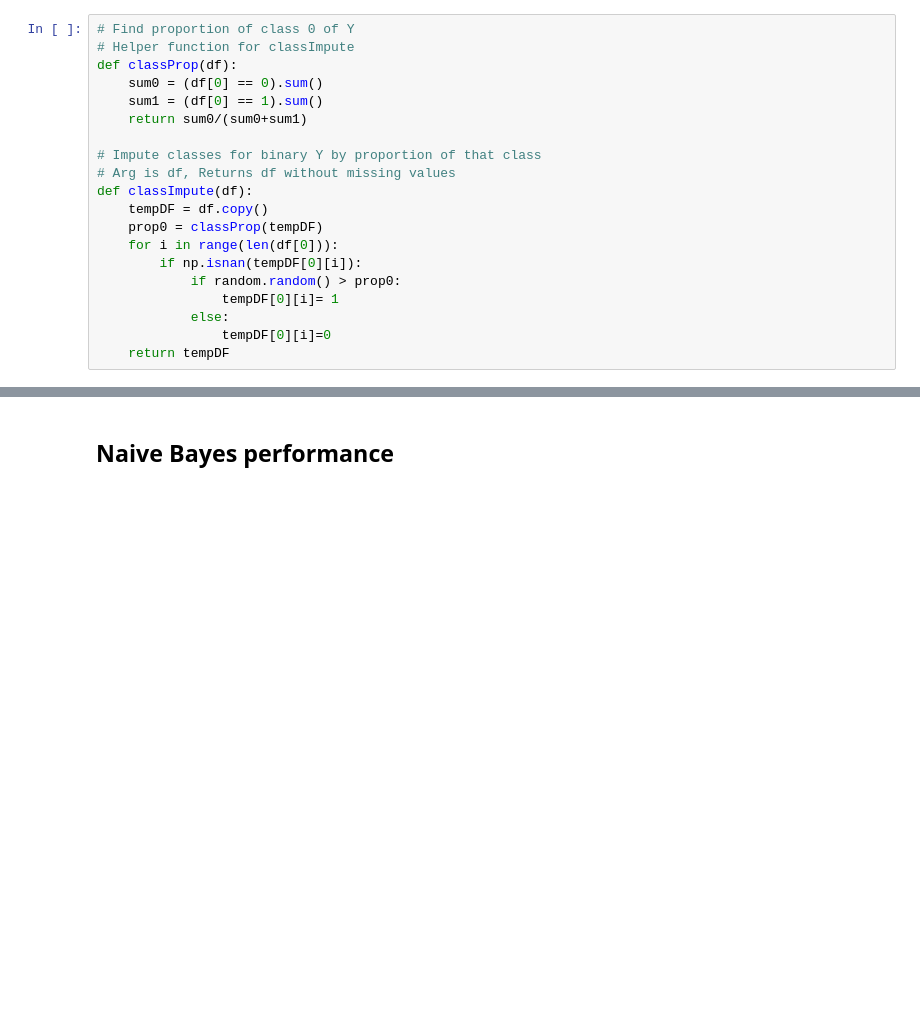
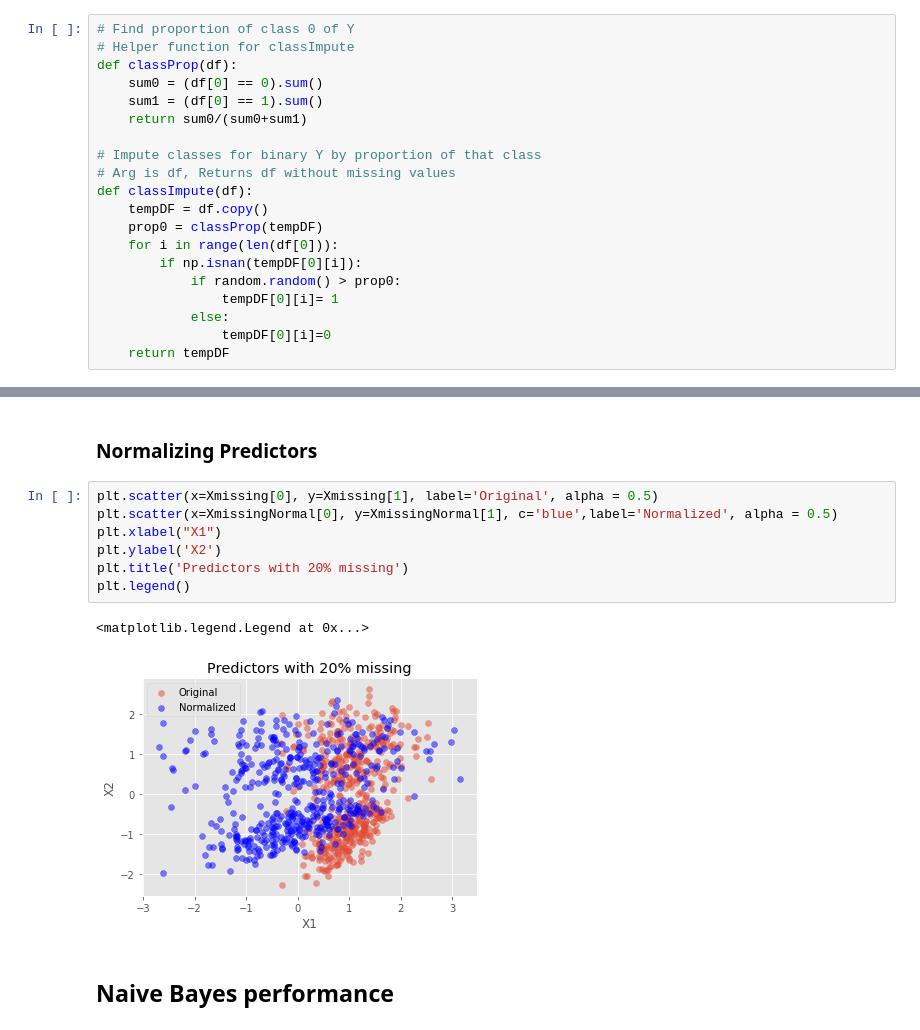
Before and after one commit to areichel90/DS5220-NaiveBayes, a Jupyter notebook: Missing_Values.ipynb, the cells around one changed output, grey strips where cells are left out. Saved outputs shown, nothing was run; the diff lists cells and outputs as text; blank space fills up the shorter version.

```diff
--- a/Missing_Values.ipynb
+++ b/Missing_Values.ipynb
@@ -140,3 +140,15 @@ plt.show()
+# %% [markdown]
+### Normalizing Predictors
+# %%
+plt.scatter(x=Xmissing[0], y=Xmissing[1], label='Original', alpha = 0.5)
+plt.scatter(x=XmissingNormal[0], y=XmissingNormal[1], c='blue',label='Normalized', alpha = 0.5)
+plt.xlabel("X1")
+plt.ylabel('X2')
+plt.title('Predictors with 20% missing')
+plt.legend()
+# %% [output]
+<matplotlib.legend.Legend at 0x...>
+[figure, added]
 # %% [markdown]
 ## Naive Bayes performance
 # %%
```
Also changed, not shown: parts of 40 cells of this notebook.
